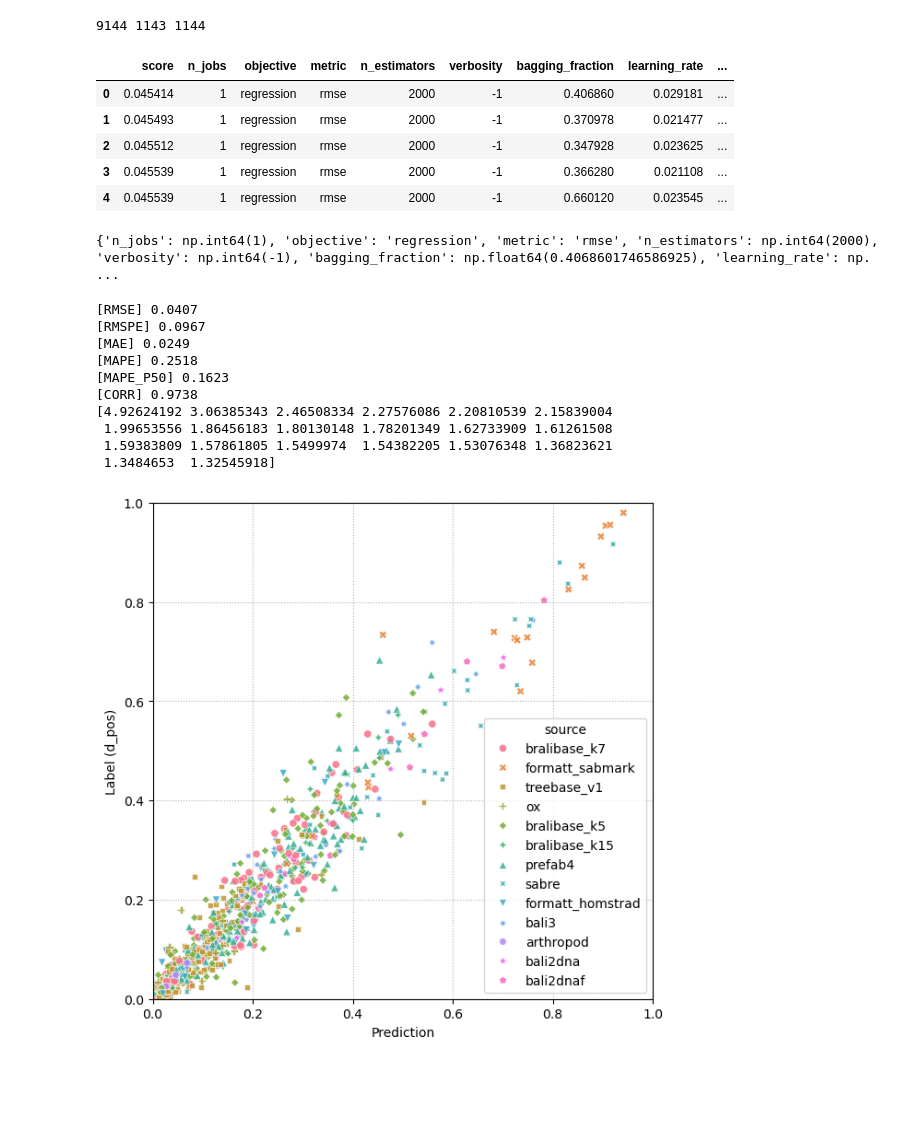
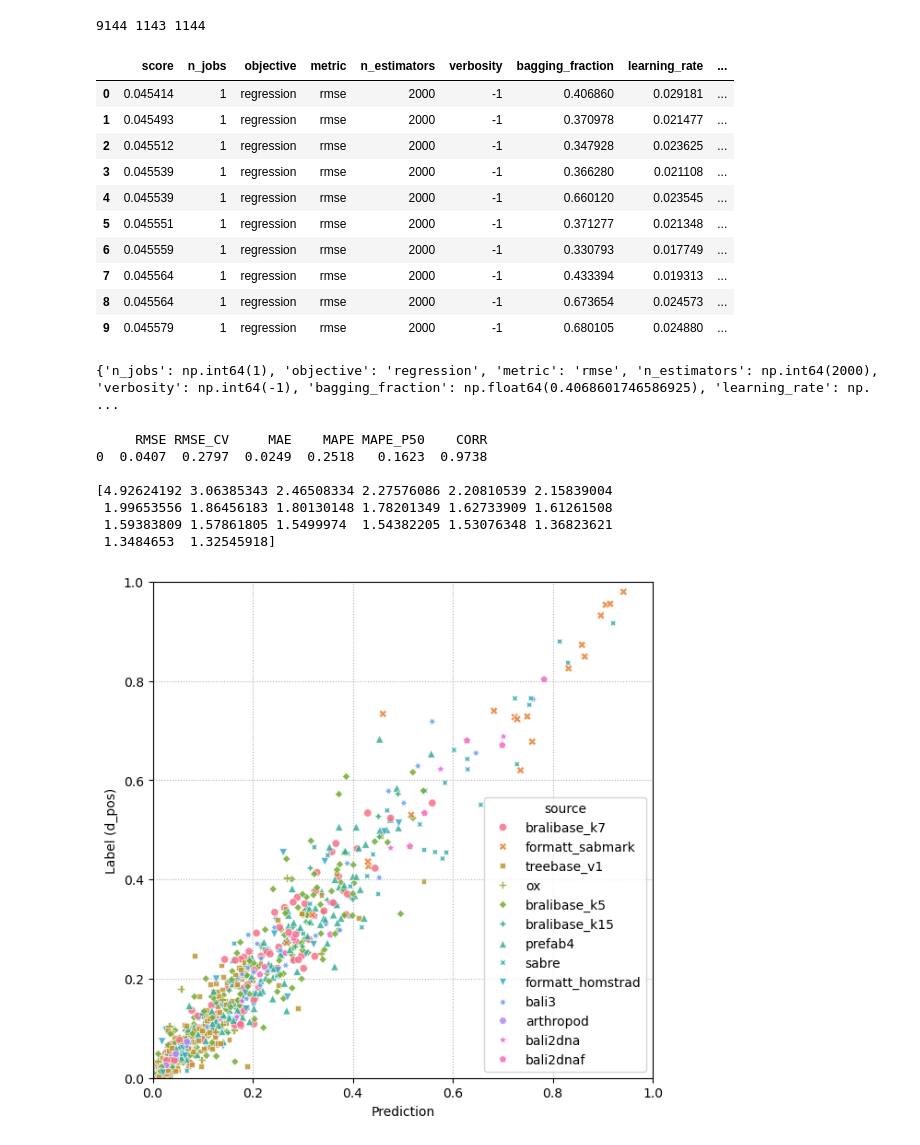
Before and after one commit to MaBody/aldiscore, a Jupyter notebook: notebooks/prediction_dev.ipynb, the cells around one changed output. Drawn from its saved outputs; the diff is of its cells as text; code cells hidden in the pictures; blank space fills up the shorter version.

```diff
--- a/notebooks/prediction_dev.ipynb
+++ b/notebooks/prediction_dev.ipynb
@@ -57,14 +57,19 @@ y_valid = label_df.loc[valid_idxs].iloc[:, 0]
 9144 1143 1144
 # %%
 param_df = pd.read_parquet(ROOT / "optuna" / "trial_03.parquet")
-param_df.head(5)
+param_df.head(10)
 # %% [output]
 |  | score | n_jobs | objective | metric | n_estimators | verbosity | bagging_fraction | learning_rate | ... |
 | 0 | 0.045414 | 1 | regression | rmse | 2000 | -1 | 0.406860 | 0.029181 | ... |
 | 1 | 0.045493 | 1 | regression | rmse | 2000 | -1 | 0.370978 | 0.021477 | ... |
 | 2 | 0.045512 | 1 | regression | rmse | 2000 | -1 | 0.347928 | 0.023625 | ... |
 | 3 | 0.045539 | 1 | regression | rmse | 2000 | -1 | 0.366280 | 0.021108 | ... |
 | 4 | 0.045539 | 1 | regression | rmse | 2000 | -1 | 0.660120 | 0.023545 | ... |
+| 5 | 0.045551 | 1 | regression | rmse | 2000 | -1 | 0.371277 | 0.021348 | ... |
+| 6 | 0.045559 | 1 | regression | rmse | 2000 | -1 | 0.330793 | 0.017749 | ... |
+| 7 | 0.045564 | 1 | regression | rmse | 2000 | -1 | 0.433394 | 0.019313 | ... |
+| 8 | 0.045564 | 1 | regression | rmse | 2000 | -1 | 0.673654 | 0.024573 | ... |
+| 9 | 0.045579 | 1 | regression | rmse | 2000 | -1 | 0.680105 | 0.024880 | ... |
 # %%
 import lightgbm as lgb
 
@@ -90,27 +95,14 @@ y_true = label_df.loc[valid_idxs].to_numpy().ravel()
 # y_true = dnaf_labels.to_numpy().ravel()
 # %%
 eps = 1e-2
-
-rmse = (((y_pred - y_true) ** 2).sum() / len(y_true)) ** 0.5
-rmspe = (((y_pred - y_true) ** 2 / (y_true + eps)).sum() / len(y_true)) ** 0.5
-mae = (np.abs(y_pred - y_true)).sum() / len(y_true)
-mape = (np.abs(y_pred - y_true) / (y_true + eps)).sum() / len(y_true)
-mape_p50 = np.percentile(np.abs(y_pred - y_true) / (y_true + eps), 50)
-corr = np.corrcoef(y_true, y_pred)[0, 1]
-print(f"[RMSE] {rmse:.4f}")
-print(f"[RMSPE] {rmspe:.4f}")
-print(f"[MAE] {mae:.4f}")
-print(f"[MAPE] {mape:.4f}")
-print(f"[MAPE_P50] {mape_p50:.4f}")
-print(f"[CORR] {corr:.4f}")
+perf_df = utils.compute_metrics(model, X_valid, y_valid, eps)
+print(perf_df)
+print()
 print(np.sort(np.abs(y_pred - y_true) / (y_true + eps))[::-1][:20])
 # %% [output]
-[RMSE] 0.0407
-[RMSPE] 0.0967
-[MAE] 0.0249
-[MAPE] 0.2518
-[MAPE_P50] 0.1623
-[CORR] 0.9738
+     RMSE RMSE_CV     MAE    MAPE MAPE_P50    CORR
+0  0.0407  0.2797  0.0249  0.2518   0.1623  0.9738
+
 [4.92624192 3.06385343 2.46508334 2.27576086 2.20810539 2.15839004
  1.99653556 1.86456183 1.80130148 1.78201349 1.62733909 1.61261508
  1.59383809 1.57861805 1.5499974  1.54382205 1.53076348 1.36823621
```
Also changed, not shown: 2 other files.
